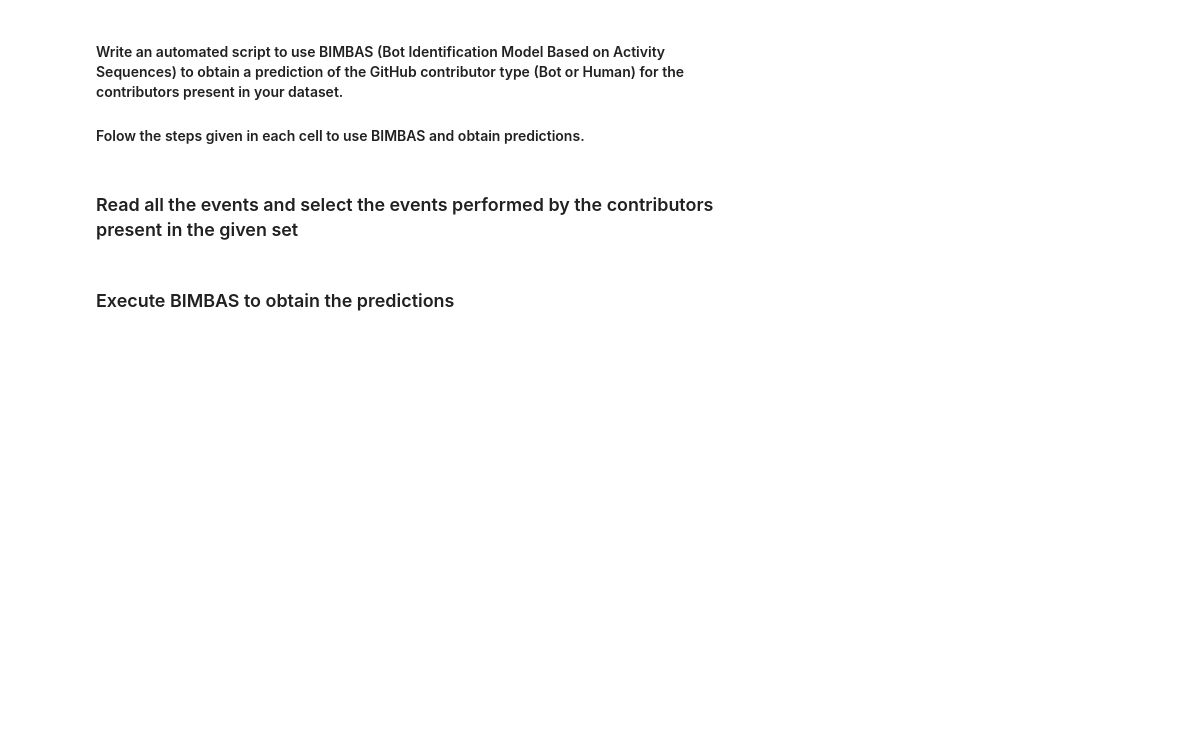
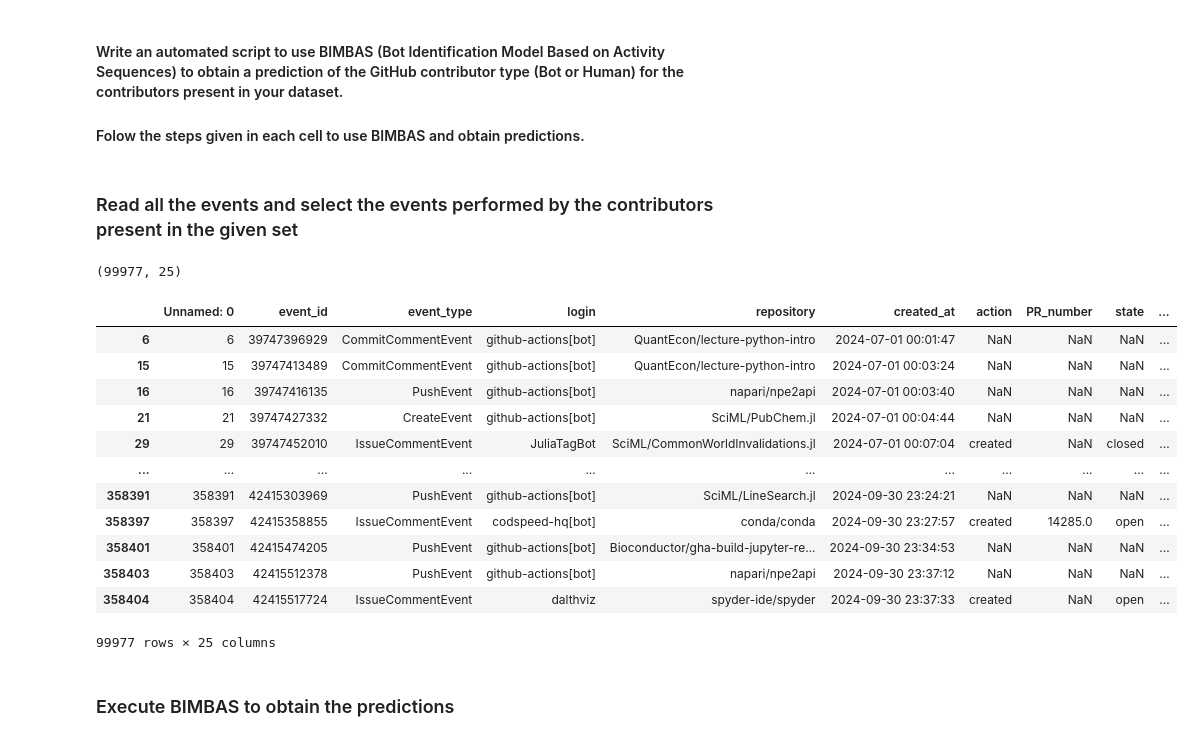
Before and after one commit to amanzio/Software_Evolution_TP_bots, a Jupyter notebook: TP_bots_template.ipynb, the cells around one changed output. Cells and saved outputs as stored; diff of their text form; code cells hidden in the pictures; blank space fills up the shorter version.

```diff
--- a/TP_bots_template.ipynb
+++ b/TP_bots_template.ipynb
@@ -181,14 +203,35 @@ The Review Notebook App on GitHub is designed to provide a complete code review
 # %%
 # 1. Read the csv file of events (all_events.csv) provided along with this notebook
 # 2. Convert created_at column to datetime format
 #    One possible way is to use lambda function: "events.assign(created_at=lambda d: pd.to_datetime(d.created_at, unit='ms'))"
 # 3. Get the contributors provided to you in a list or use the contributors list that you created in Section 3 Question 1.
 #    e.g., ['contributor1', 'contributor2', 'contributor3',...]
 # 4. Select the events performed by these contributors alone. Do not consider all the events. You should consider only the events
 #    performed by the contributors provided to you. Hint: you can use the df.query function
 # 5. Display the considered events.
 
 # YOUR CODE BELOW
+events = pd.read_csv('all_events.csv')
+events['created_at'] = pd.to_datetime(events['created_at'], unit='ms')
+contributors_list = contributors
+selected_events = events.query('login in @contributors_list')
+print(selected_events.shape)
+selected_events
+# %% [output]
+(99977, 25)
+|  | Unnamed: 0 | event_id | event_type | login | repository | created_at | action | PR_number | state | ... |
+| 6 | 6 | 39747396929 | CommitCommentEvent | github-actions[bot] | QuantEcon/lecture-python-intro | 2024-07-01 00:01:47 | NaN | NaN | NaN | ... |
+| 15 | 15 | 39747413489 | CommitCommentEvent | github-actions[bot] | QuantEcon/lecture-python-intro | 2024-07-01 00:03:24 | NaN | NaN | NaN | ... |
+| 16 | 16 | 39747416135 | PushEvent | github-actions[bot] | napari/npe2api | 2024-07-01 00:03:40 | NaN | NaN | NaN | ... |
+| 21 | 21 | 39747427332 | CreateEvent | github-actions[bot] | SciML/PubChem.jl | 2024-07-01 00:04:44 | NaN | NaN | NaN | ... |
+| 29 | 29 | 39747452010 | IssueCommentEvent | JuliaTagBot | SciML/CommonWorldInvalidations.jl | 2024-07-01 00:07:04 | created | NaN | closed | ... |
+| ... | ... | ... | ... | ... | ... | ... | ... | ... | ... | ... |
+| 358391 | 358391 | 42415303969 | PushEvent | github-actions[bot] | SciML/LineSearch.jl | 2024-09-30 23:24:21 | NaN | NaN | NaN | ... |
+| 358397 | 358397 | 42415358855 | IssueCommentEvent | codspeed-hq[bot] | conda/conda | 2024-09-30 23:27:57 | created | 14285.0 | open | ... |
+| 358401 | 358401 | 42415474205 | PushEvent | github-actions[bot] | Bioconductor/gha-build-jupyter-re... | 2024-09-30 23:34:53 | NaN | NaN | NaN | ... |
+| 358403 | 358403 | 42415512378 | PushEvent | github-actions[bot] | napari/npe2api | 2024-09-30 23:37:12 | NaN | NaN | NaN | ... |
+| 358404 | 358404 | 42415517724 | IssueCommentEvent | dalthviz | spyder-ide/spyder | 2024-09-30 23:37:33 | created | NaN | open | ... |
+99977 rows × 25 columns
 # %% [markdown]
 ### Execute BIMBAS to obtain the predictions
 # %%
```
Also changed, not shown: parts of 8 cells of this notebook.
